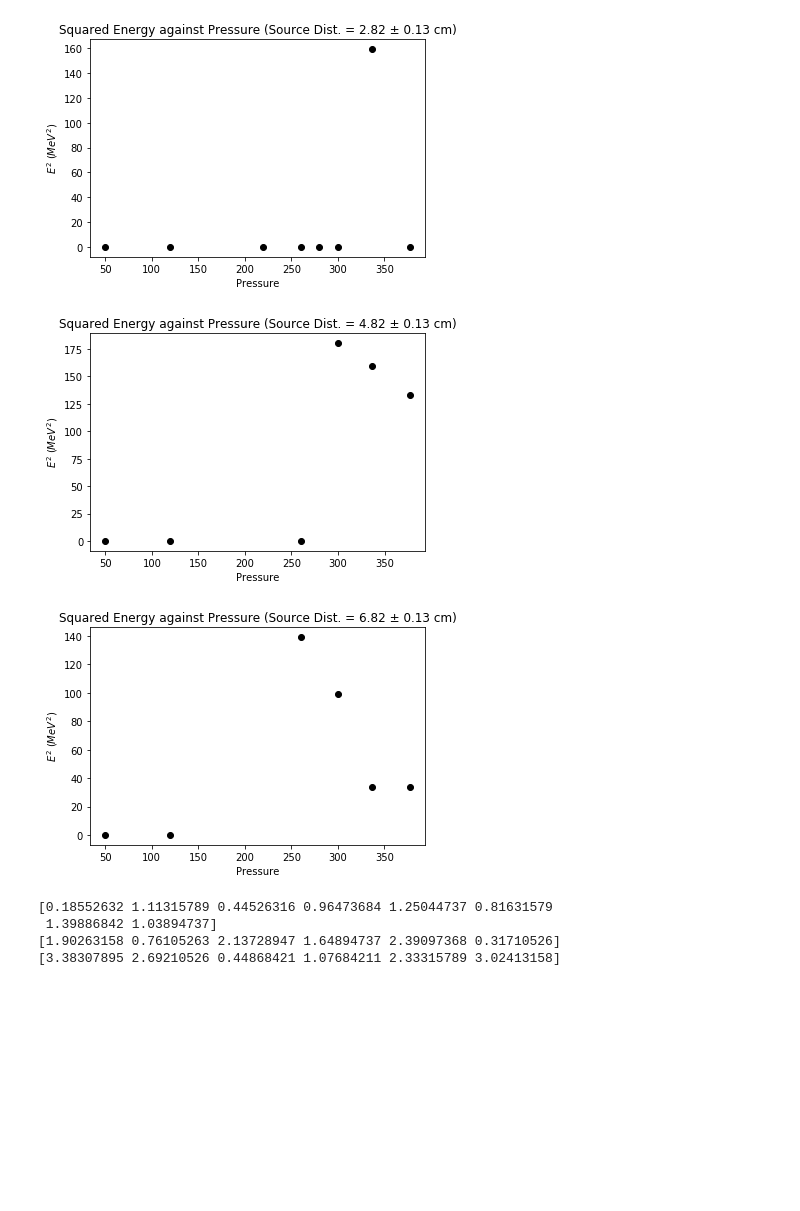
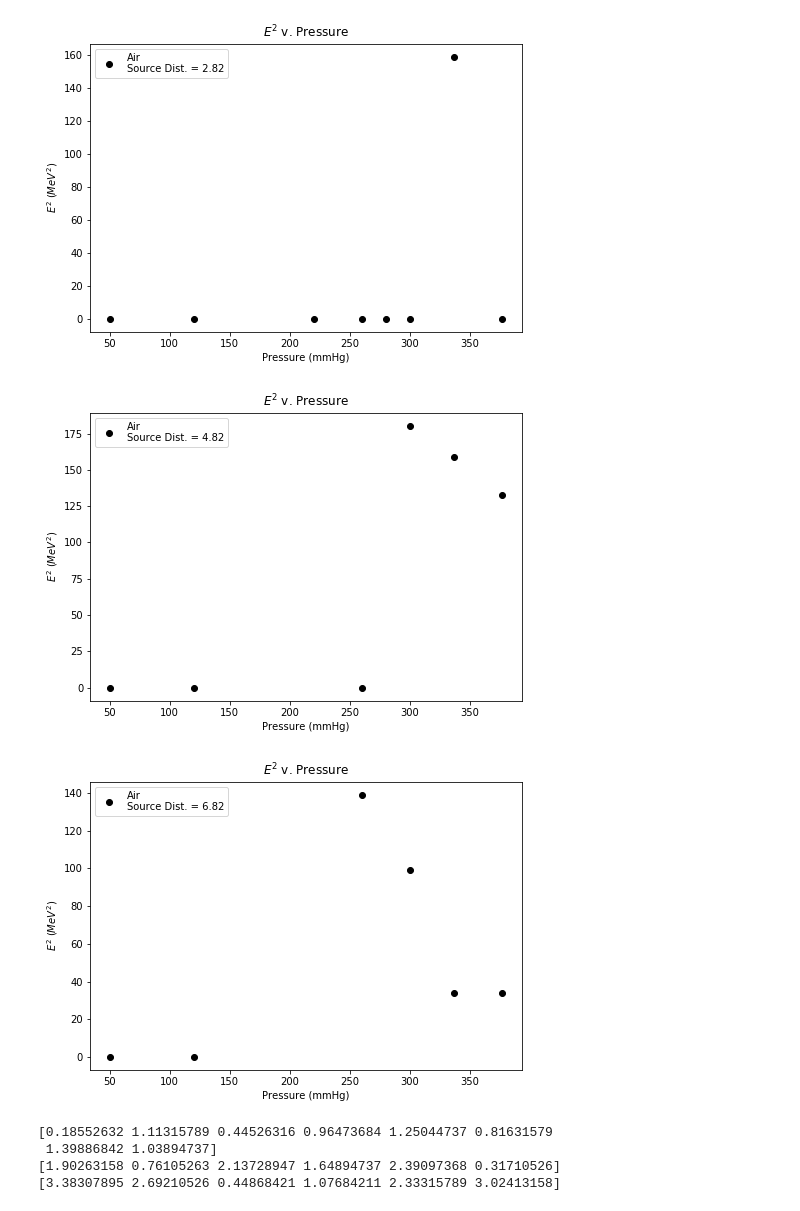
Before and after one commit to nurriol2/phys403, a Jupyter notebook: alpha/dataAnalysis.ipynb, the cells around one changed output. Cells and saved outputs as stored; diff of their text form; code cells hidden in the pictures; blank space fills up the shorter version.

Commit message:
legend and save capabilities all plots

```diff
--- a/alpha/dataAnalysis.ipynb
+++ b/alpha/dataAnalysis.ipynb
@@ -188,6 +188,8 @@ def eSquaredvP(pressure, energy, distance, xlabel, ylabel, title):
     for dataPoint in energy:
         squared_energy.append(dataPoint**2)
 
+    fig = plt.figure(num = 'Pressure %s' %pressure)
+    ax = fig.add_axes([1,1,1,1])
 
     plt.plot(pressure, squared_energy, 'ko')
     plt.title(title)
@@ -195,20 +197,22 @@ def eSquaredvP(pressure, energy, distance, xlabel, ylabel, title):
     plt.ylabel(ylabel)
 
 
-    plt.legend(['Air\nSource Dist. = %s'%distance])
 
+    plt.legend(['Air\nSource Dist. = %s'%distance], loc = 2)
+
+    fig.savefig('eSquared %s'%pressure, bbox_inches = 'tight')
 
     plt.show()
 
     return
 # %%
-eSquaredvP(close_pressure, close_distance_energy, 2.82, 'Pressure', '$E^2$ ($MeV^2$)', '$E^2 v. Pressure$')
-eSquaredvP(med_pressure, med_distance_energy, 4.82, 'Pressure', '$E^2$ ($MeV^2$)', '$E^2 v. Pressure$')
-eSquaredvP(far_pressure, far_distance_energy, 6.82, 'Pressure', '$E^2$ ($MeV^2$)', '$E^2 v. Pressure$')
+eSquaredvP(close_pressure, close_distance_energy, 2.82, 'Pressure (mmHg)', '$E^2$ ($MeV^2$)', '$E^2$ v. Pressure')
+eSquaredvP(med_pressure, med_distance_energy, 4.82, 'Pressure (mmHg)', '$E^2$ ($MeV^2$)', '$E^2$ v. Pressure')
+eSquaredvP(far_pressure, far_distance_energy, 6.82, 'Pressure (mmHg)', '$E^2$ ($MeV^2$)', '$E^2$ v. Pressure')
 # %% [output]
-[figure, old version]
+[figure, new version]
-[figure, old version]
+[figure, new version]
-[figure, old version]
+[figure, new version]
 # %%
 def calc_xEff(distance, pressure):
     import numpy as np
```
Also changed, not shown: parts of 2 cells of this notebook.
